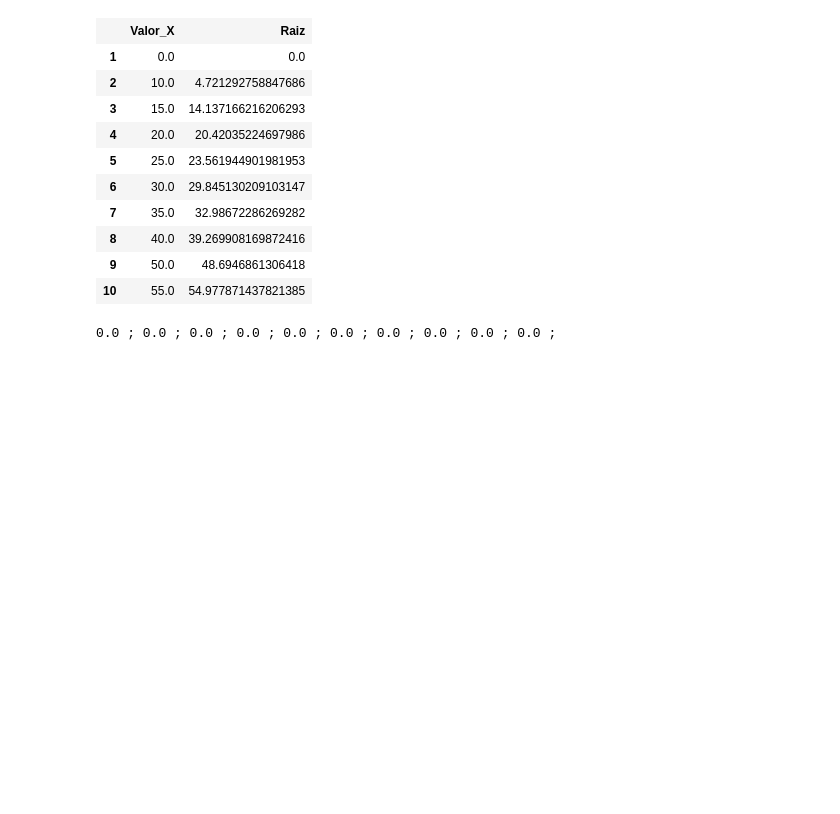
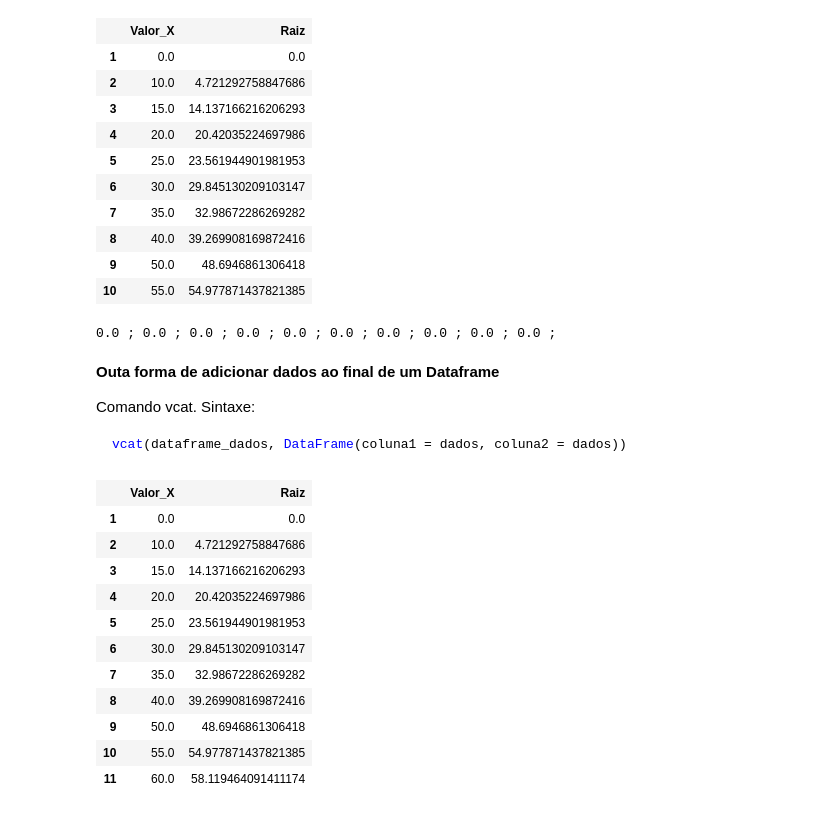
Before and after one commit to JuliaLangPt/tutorial_PT_BR, a Jupyter notebook: E-TRABALHANDO-COM-ARQUIVOS(ENTRADA E SAIDA).ipynb, the cells around one changed output. Cells and saved outputs as stored; diff of their text form; code cells hidden in the pictures; blank space fills up the shorter version.

Commit message:
Add files via upload
atualização, acrescentado novos comandos e melhoria no texto.

````diff
--- a/E-TRABALHANDO-COM-ARQUIVOS(ENTRADA E SAIDA).ipynb
+++ b/E-TRABALHANDO-COM-ARQUIVOS(ENTRADA E SAIDA).ipynb
@@ -797,0 +820,23 @@ writetable("Resultado1.csv", Resultado, separator = ',', header = true)
+# %% [markdown]
+**Outa forma de adicionar dados ao final de um Dataframe**
+
+Comando vcat. Sintaxe:
+
+```julia
+vcat(dataframe_dados, DataFrame(coluna1 = dados, coluna2 = dados))
+```
+# %%
+Resultado2 = vcat(Resultado2,DataFrame(Valor_X=60.0,Raiz = SymPy.nsolve(f, 60.0)))
+# %% [output]
+|  | Valor_X | Raiz |
+| 1 | 0.0 | 0.0 |
+| 2 | 10.0 | 4.721292758847686 |
+| 3 | 15.0 | 14.137166216206293 |
+| 4 | 20.0 | 20.42035224697986 |
+| 5 | 25.0 | 23.561944901981953 |
+| 6 | 30.0 | 29.845130209103147 |
+| 7 | 35.0 | 32.98672286269282 |
+| 8 | 40.0 | 39.269908169872416 |
+| 9 | 50.0 | 48.6946861306418 |
+| 10 | 55.0 | 54.977871437821385 |
+| 11 | 60.0 | 58.119464091411174 |
````
Also changed, not shown: parts of 19 cells of this notebook, 7 other files.
